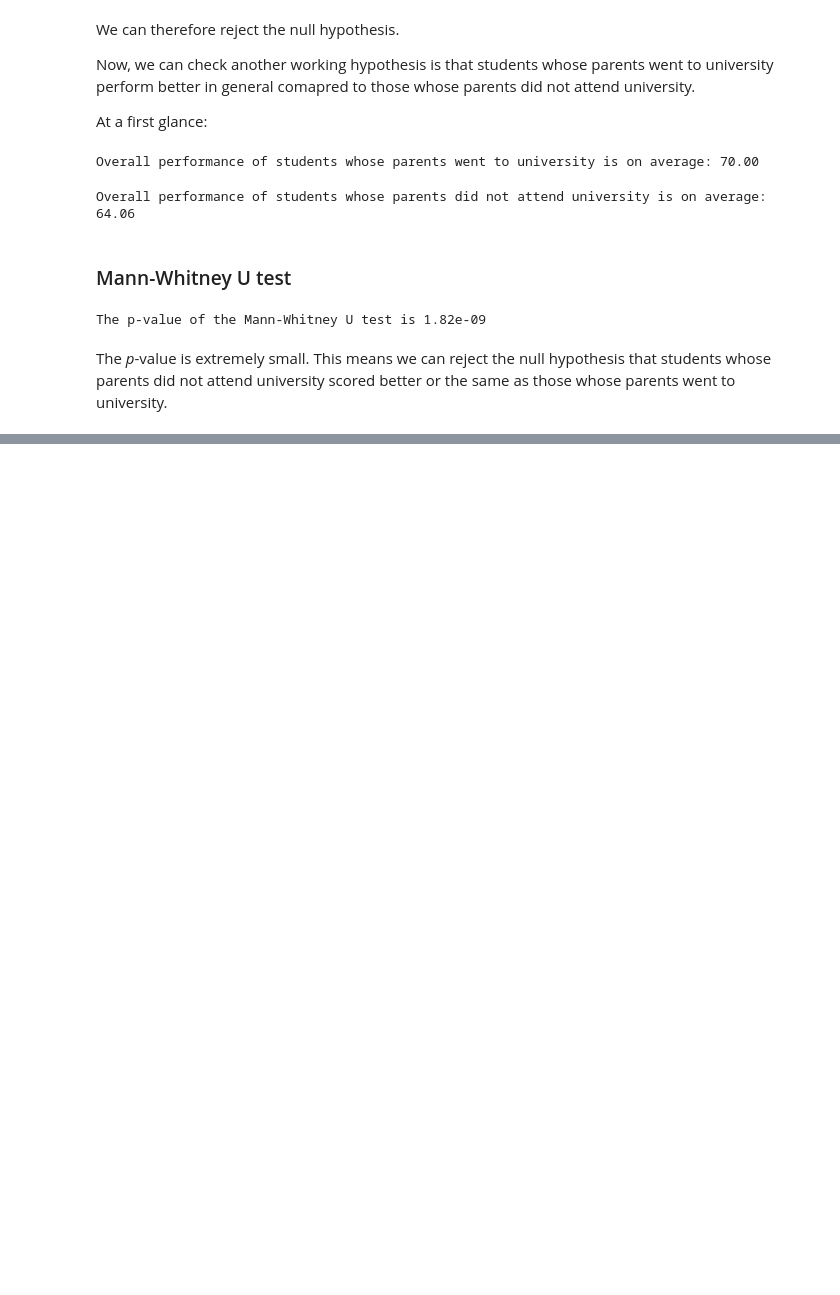
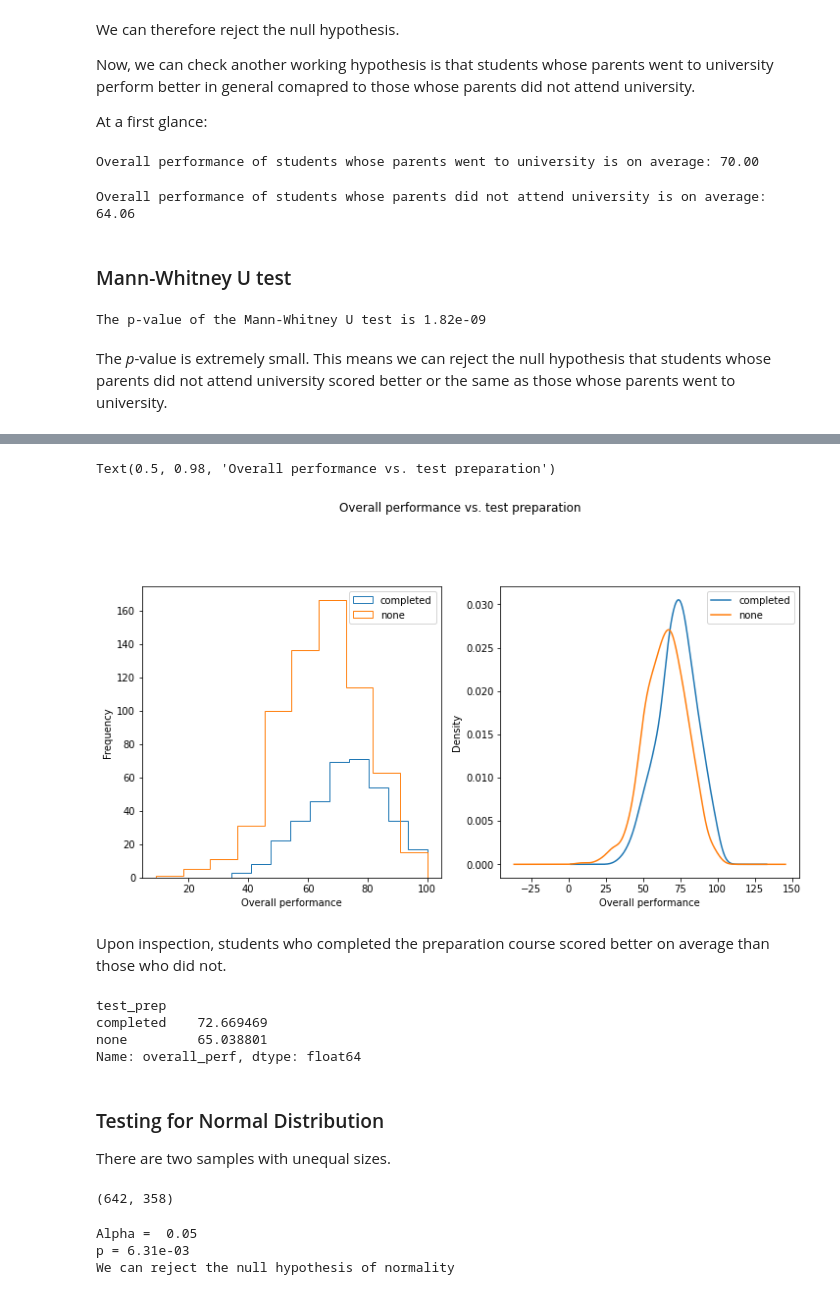
Before and after one commit to souadg/CAS-ADS-Project2, a Jupyter notebook: M2_Project_Elias_Souad_v2_.ipynb, the cells around one changed output, grey strips where cells are left out. Saved outputs shown, nothing was run; the diff lists cells and outputs as text; code cells hidden in the pictures; blank space fills up the shorter version.

```diff
--- a/M2_Project_Elias_Souad_v2_.ipynb
+++ b/M2_Project_Elias_Souad_v2_.ipynb
@@ -408,0 +398,47 @@ The *p*-value is extremely small. This means we can reject the null hypothesis t
+# %%
+fig = plt.figure(figsize=(12, 12))
+plt.subplot(221)
+df.groupby('test_prep')['overall_perf'].plot(kind='hist', fill = False, legend=True, histtype='step')
+plt.xlabel('Overall performance')
+plt.subplot(222)
+df.groupby('test_prep')['overall_perf'].plot.kde()
+plt.xlabel('Overall performance')
+plt.legend()
+fig.suptitle('Overall performance vs. test preparation')
+# %% [output]
+Text(0.5, 0.98, 'Overall performance vs. test preparation')
+[figure, added]
+# %% [markdown]
+Upon inspection, students who completed the preparation course scored better on average than those who did not.
+# %%
+df.groupby('test_prep')['overall_perf'].mean()
+# %% [output]
+test_prep
+completed    72.669469
+none         65.038801
+Name: overall_perf, dtype: float64
+# %% [markdown]
+### Testing for Normal Distribution
+
+There are two samples with unequal sizes.
+# %%
+# Normality test students with parents who went to uni
+# D Agostino-Pearson. The method returns the test statistic value and the p-value
+df0 = df[df['test_prep'] == 'none']['overall_perf']
+df1 = df[df['test_prep'] != 'none']['overall_perf']
+df0.size, df1.size
+# %% [output]
+(642, 358)
+# %%
+k2, p = stats.normaltest(df0)
+alpha = 0.05 # Rejection criterion
+print('Alpha = ', alpha)
+print('p = %.2e' %p)
+if p < alpha:  # null hypothesis: x comes from a normal distribution
+     print("We can reject the null hypothesis of normality")
+else:
+  print("We cannot reject the null hypothesis of normality")
+# %% [output]
+Alpha =  0.05
+p = 6.31e-03
+We can reject the null hypothesis of normality
```
Also changed, not shown: parts of 19 cells of this notebook.
